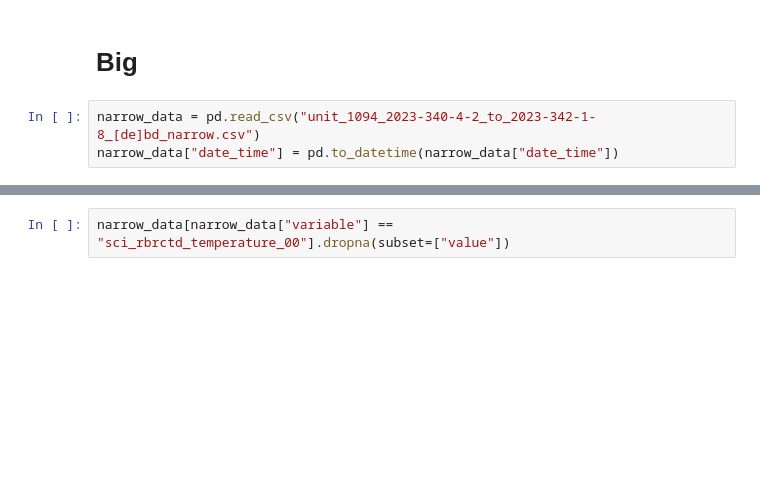
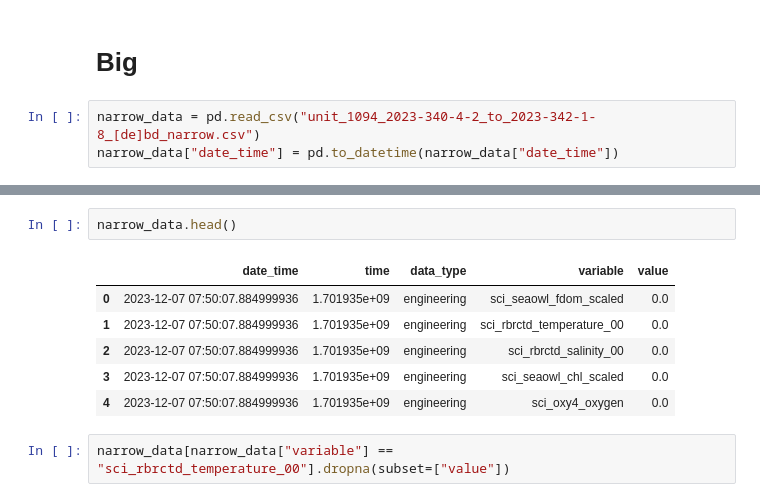
Before and after one commit to PNBOIA-Brasil/glider, a Jupyter notebook: binary_data/ressurgencia/data_processing.ipynb, the cells around one changed output, grey strips where cells are left out. Saved outputs shown, nothing was run; the diff lists cells and outputs as text; blank space fills up the shorter version.

```diff
--- a/binary_data/ressurgencia/data_processing.ipynb
+++ b/binary_data/ressurgencia/data_processing.ipynb
@@ -20,3 +83,12 @@ narrow_data["date_time"] = pd.to_datetime(narrow_data["date_time"])
+# %%
+narrow_data.head()
+# %% [output]
+|  | date_time | time | data_type | variable | value |
+| 0 | 2023-12-07 07:50:07.884999936 | 1.701935e+09 | engineering | sci_seaowl_fdom_scaled | 0.0 |
+| 1 | 2023-12-07 07:50:07.884999936 | 1.701935e+09 | engineering | sci_rbrctd_temperature_00 | 0.0 |
+| 2 | 2023-12-07 07:50:07.884999936 | 1.701935e+09 | engineering | sci_rbrctd_salinity_00 | 0.0 |
+| 3 | 2023-12-07 07:50:07.884999936 | 1.701935e+09 | engineering | sci_seaowl_chl_scaled | 0.0 |
+| 4 | 2023-12-07 07:50:07.884999936 | 1.701935e+09 | engineering | sci_oxy4_oxygen | 0.0 |
 # %%
 narrow_data[narrow_data["variable"] == "sci_rbrctd_temperature_00"].dropna(subset=["value"])
 # %% [output]
```
Also changed, not shown: parts of 18 cells of this notebook, 2 other files.
